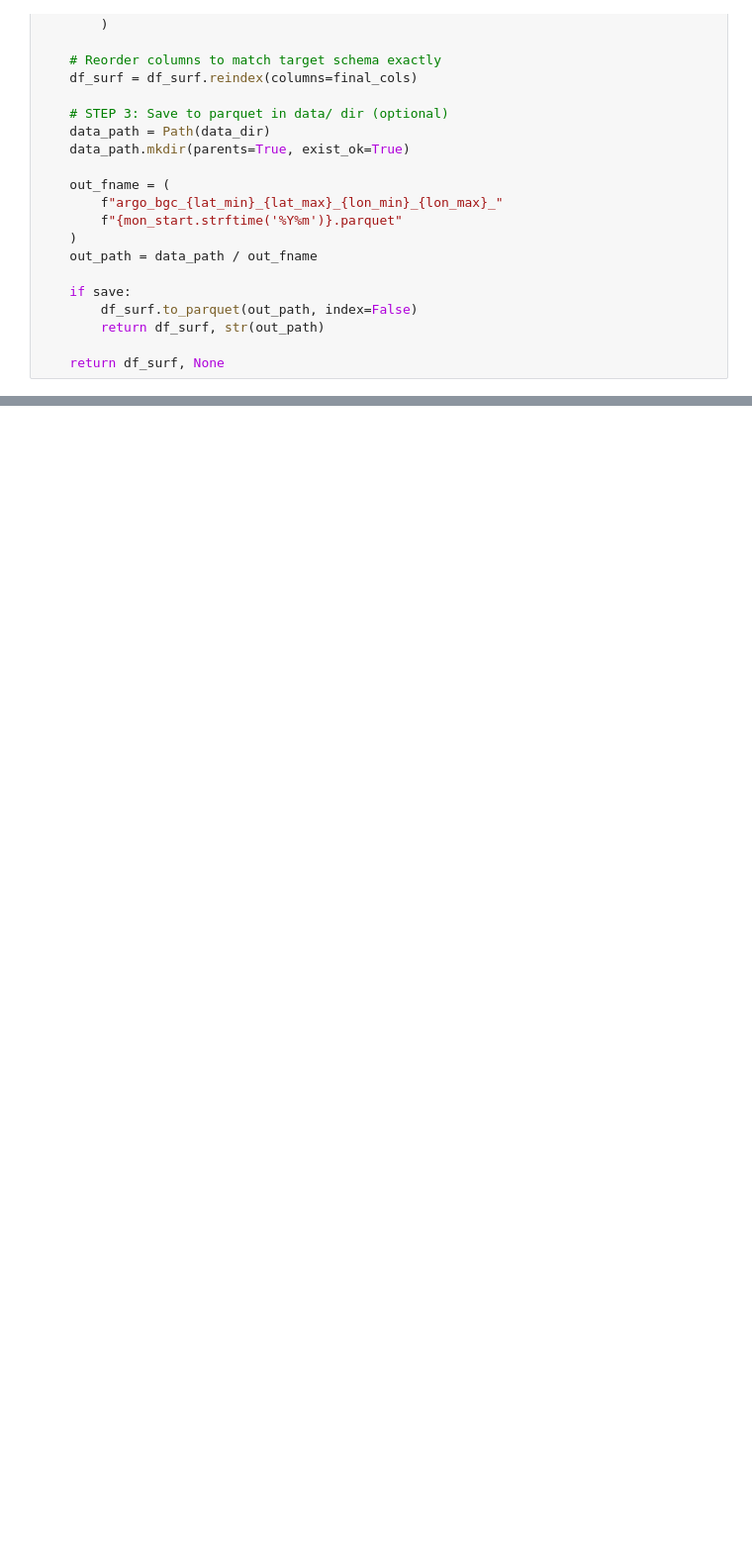
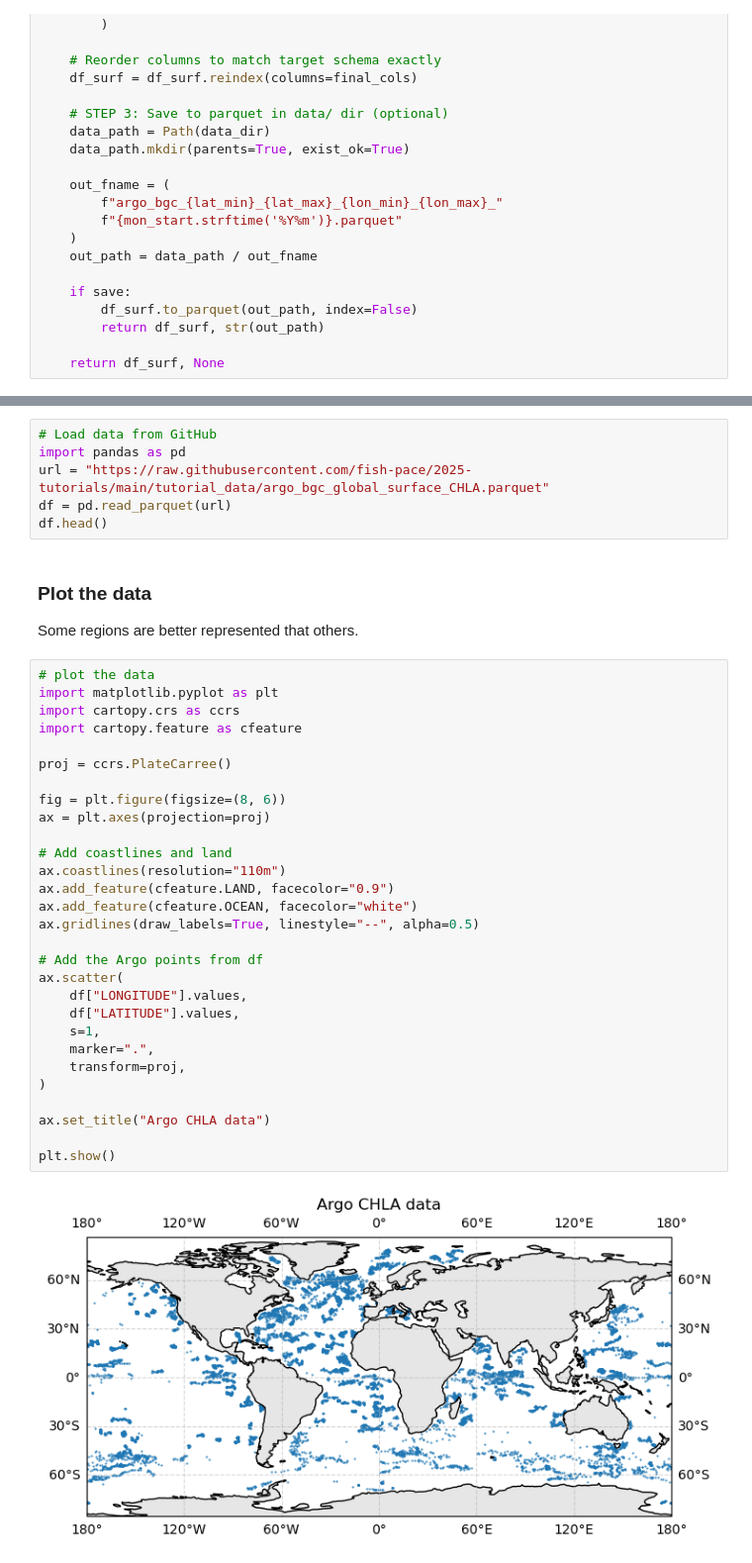
Before and after one commit to eeholmes/2025-tutorials, a Jupyter notebook: argopy.ipynb, the cells around one changed output, grey strips where cells are left out. Shown at 99% size. Cells and saved outputs as stored; diff of their text form; blank space fills up the shorter version.

Commit message:
finalize the bioargo tutorial

```diff
--- a/argopy.ipynb
+++ b/argopy.ipynb
@@ -577,0 +751,41 @@ No data rows for region=[-120, -60, -90, -45, 0, 100], month=2024-03
+# %%
+# Load data from GitHub
+import pandas as pd
+url = "https://raw.githubusercontent.com/fish-pace/2025-tutorials/main/tutorial_data/argo_bgc_global_surface_CHLA.parquet"
+df = pd.read_parquet(url)
+df.head()
+# %% [markdown]
+### Plot the data
+
+Some regions are better represented that others.
+# %%
+# plot the data
+import matplotlib.pyplot as plt
+import cartopy.crs as ccrs
+import cartopy.feature as cfeature
+
+proj = ccrs.PlateCarree()
+
+fig = plt.figure(figsize=(8, 6))
+ax = plt.axes(projection=proj)
+
+# Add coastlines and land
+ax.coastlines(resolution="110m")
+ax.add_feature(cfeature.LAND, facecolor="0.9")
+ax.add_feature(cfeature.OCEAN, facecolor="white")
+ax.gridlines(draw_labels=True, linestyle="--", alpha=0.5)
+
+# Add the Argo points from df
+ax.scatter(
+    df["LONGITUDE"].values,
+    df["LATITUDE"].values,
+    s=1,
+    marker=".",
+    transform=proj,
+)
+
+ax.set_title("Argo CHLA data")
+
+plt.show()
+# %% [output]
+[figure, added]
```
Also changed, not shown: parts of 11 cells of this notebook, 3 other files.
